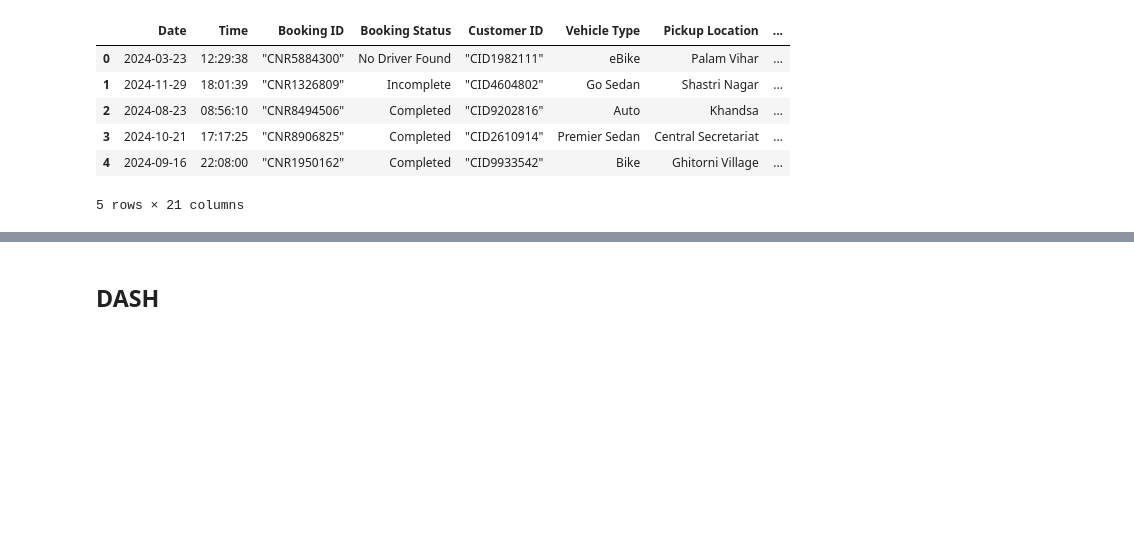
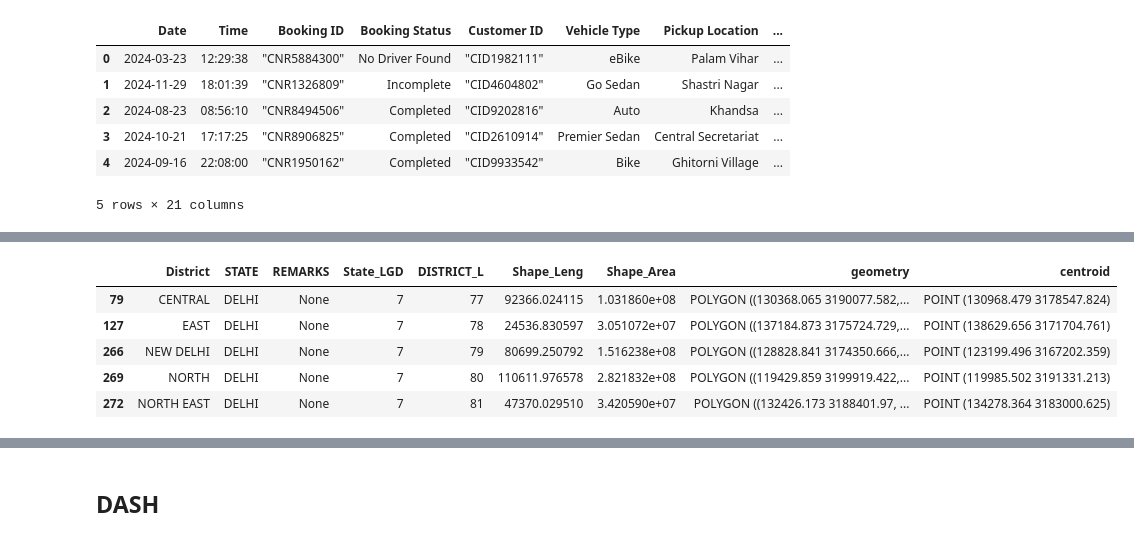
Before and after one commit to Merenn/vizualization-project, a Jupyter notebook: interactive_notebook.ipynb, the cells around one changed output, grey strips where cells are left out. Saved outputs shown, nothing was run; the diff lists cells and outputs as text; code cells hidden in the pictures; blank space fills up the shorter version.

```diff
--- a/interactive_notebook.ipynb
+++ b/interactive_notebook.ipynb
@@ -60,0 +252,18 @@ memory usage: 27.9+ MB
+# %%
+import geopandas as gpd, pandas as pd, matplotlib.pyplot as plt
+
+shp = "input/DISTRICT_BOUNDARY.shp"
+gdf = gpd.read_file(shp)
+gdf["District"] = gdf["District"].str.replace(">", "").str.strip()
+gdf["STATE"]    = gdf["STATE"].str.replace(">", "").str.strip()
+delhi = gdf[gdf["STATE"] == "DELHI"].to_crs(epsg=32644)
+delhi["centroid"] = delhi.geometry.centroid
+
+delhi.head()
+# %% [output]
+|  | District | STATE | REMARKS | State_LGD | DISTRICT_L | Shape_Leng | Shape_Area | geometry | centroid |
+| 79 | CENTRAL | DELHI | None | 7 | 77 | 92366.024115 | 1.031860e+08 | POLYGON ((130368.065 3190077.582,... | POINT (130968.479 3178547.824) |
+| 127 | EAST | DELHI | None | 7 | 78 | 24536.830597 | 3.051072e+07 | POLYGON ((137184.873 3175724.729,... | POINT (138629.656 3171704.761) |
+| 266 | NEW DELHI | DELHI | None | 7 | 79 | 80699.250792 | 1.516238e+08 | POLYGON ((128828.841 3174350.666,... | POINT (123199.496 3167202.359) |
+| 269 | NORTH | DELHI | None | 7 | 80 | 110611.976578 | 2.821832e+08 | POLYGON ((119429.859 3199919.422,... | POINT (119985.502 3191331.213) |
+| 272 | NORTH EAST | DELHI | None | 7 | 81 | 47370.029510 | 3.420590e+07 | POLYGON ((132426.173 3188401.97, ... | POINT (134278.364 3183000.625) |
```
Also changed, not shown: parts of 10 cells of this notebook, 8 other files.
